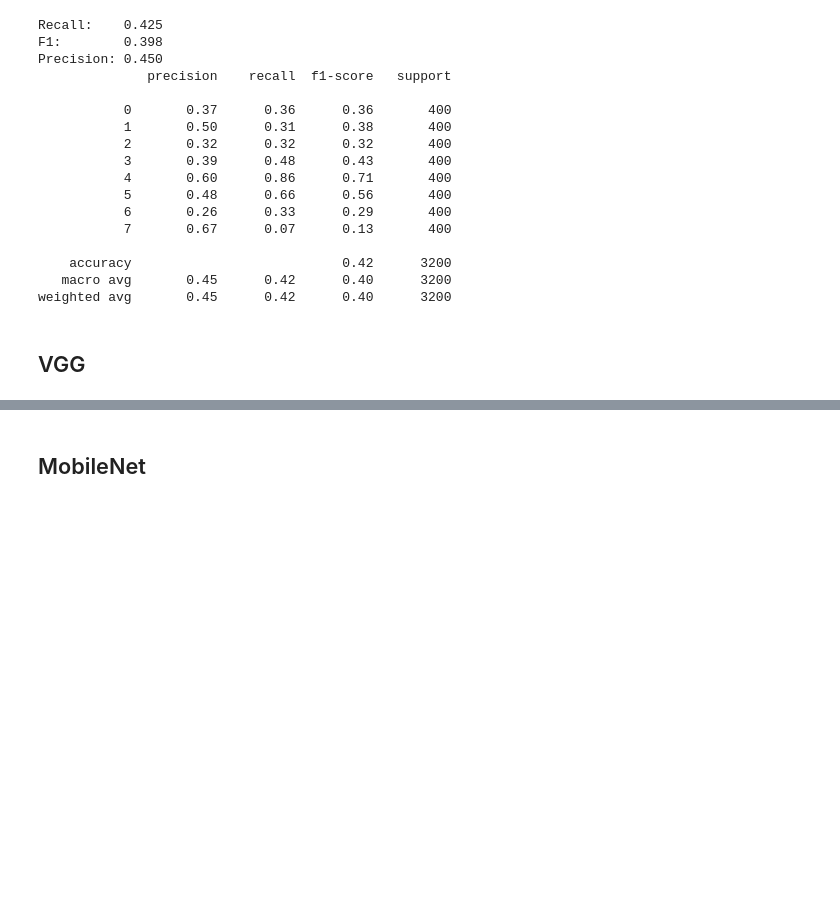
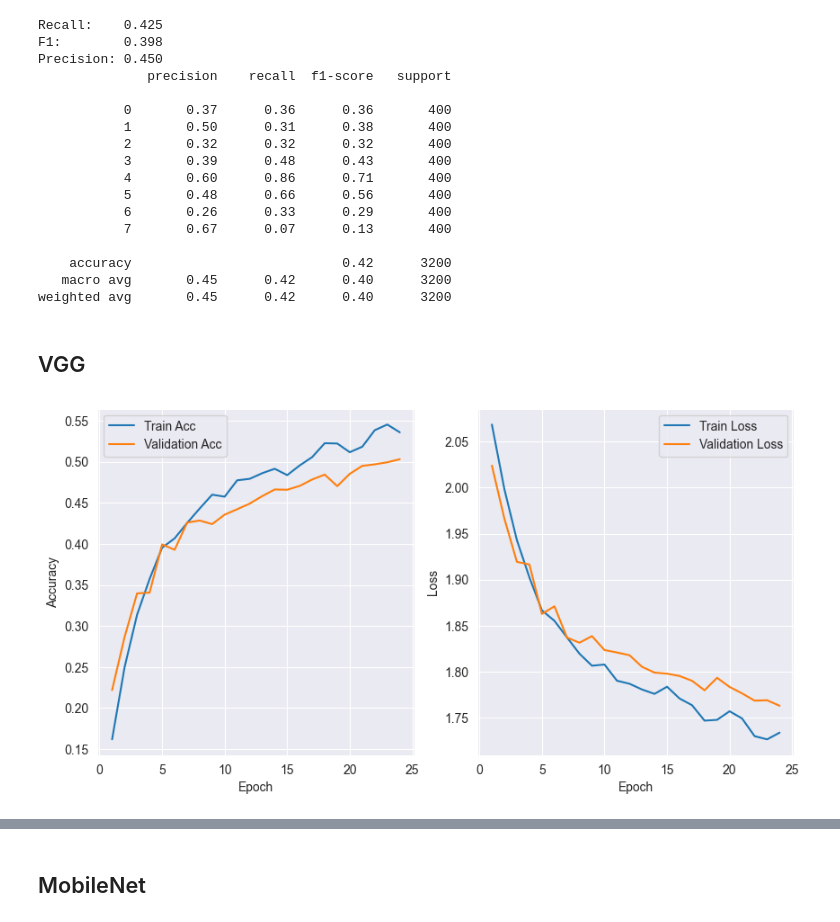
Before and after one commit to Ipouyall/DeepNeuralNetworkExploration, a Jupyter notebook: 01_FacialEmotion.ipynb, the cells around one changed output, grey strips where cells are left out. Drawn from its saved outputs; the diff is of its cells as text; code cells hidden in the pictures; blank space fills up the shorter version.

```diff
--- a/01_FacialEmotion.ipynb
+++ b/01_FacialEmotion.ipynb
@@ -588,3 +599,30 @@ del alexnet_model, alexnet_report, alexnet_tune_history, alexnet_train_history
 gc.collect()
 # %% [markdown]
 ## VGG
+# %%
+vgg_model = VGG(in_channel=3, num_classes=8)
+# %%
+vgg_train_history = train_model(
+    model=vgg_model,
+    batch_size=400,
+    loss_function=nn.CrossEntropyLoss(),
+    optimizer=torch.optim.Adam(vgg_model.parameters(), lr=0.001, betas=(0.9, 0.999), eps=1e-8),
+    epochs=24,
+    train_set=train_dataset,
+    test_set=valid_dataset,
+)
+# %%
+trend_plot_helper(
+    {
+        "Accuracy - Epoch": [
+            ("Train Acc", vgg_train_history["train acc"]),
+            ("Validation Acc", vgg_train_history["test acc"]),
+        ],
+        "Loss - Epoch": [
+            ("Train Loss", vgg_train_history["train loss"]),
+            ("Validation Loss", vgg_train_history["test loss"])
+        ]
+    }
+)
+# %% [output]
+[figure, added]
```
Also changed, not shown: parts of 12 cells of this notebook.
